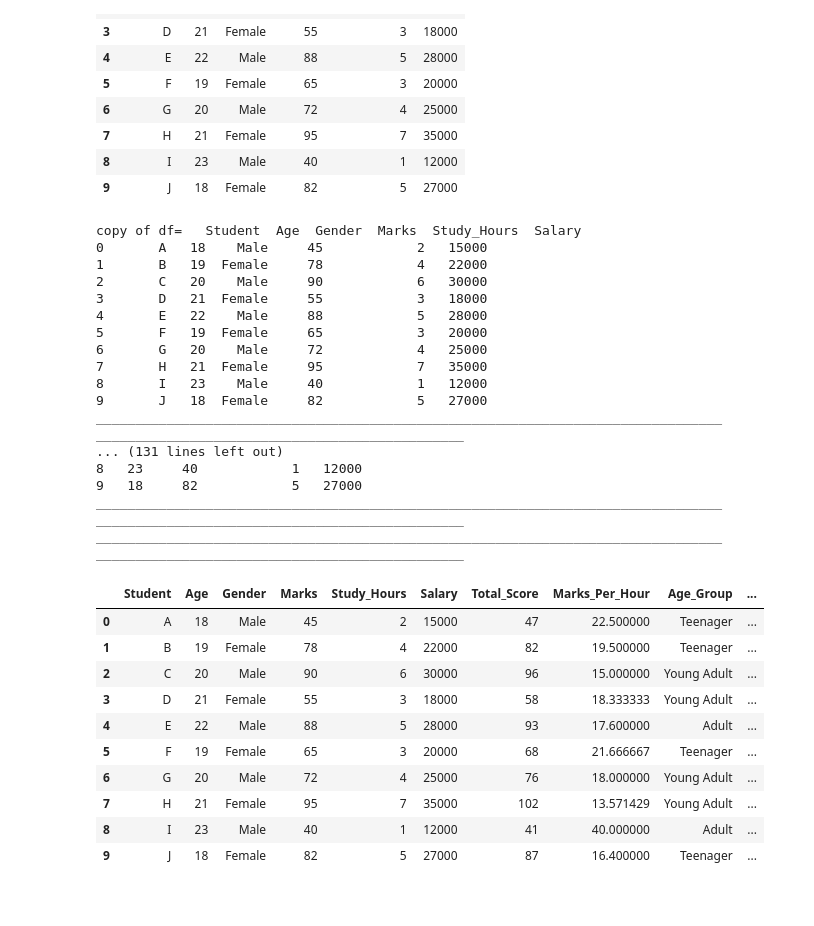
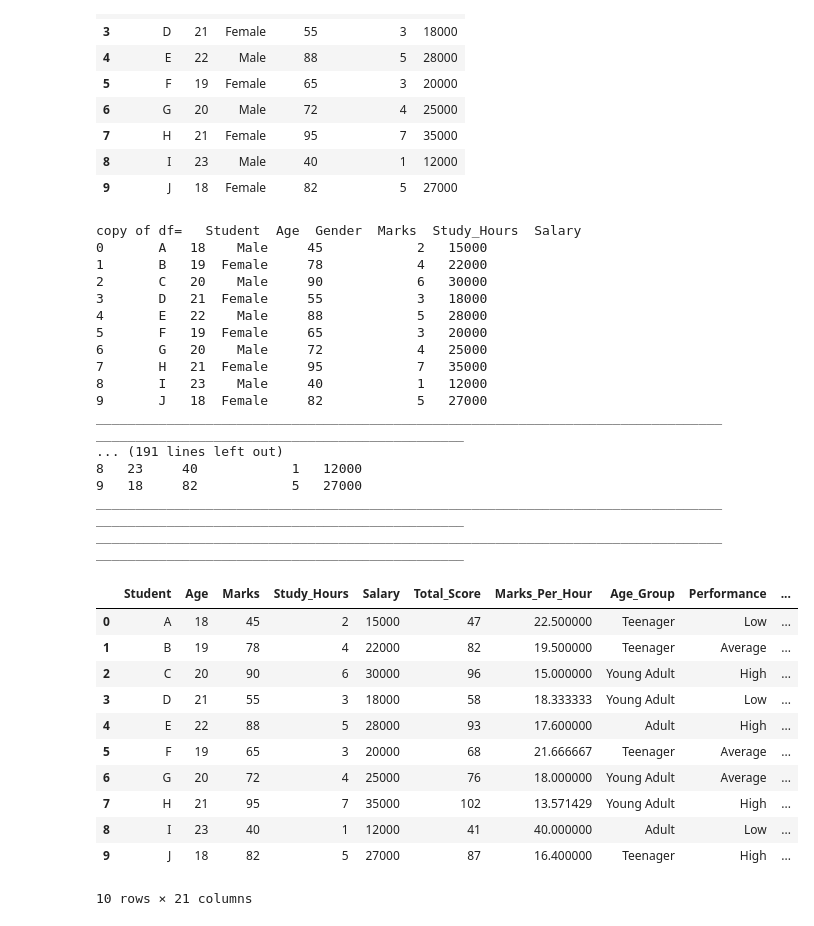
Before and after one commit to apatidar2905/ML-data-preprocessing, a Jupyter notebook: feature_engineering.ipynb, the cells around one changed output. Cells and saved outputs as stored; diff of their text form; code cells hidden in the pictures.

```diff
--- a/feature_engineering.ipynb
+++ b/feature_engineering.ipynb
@@ -81,8 +81,32 @@ print("_________________________________________________________________________
 
 #Feature Interaction
 #Combine two existing columns
-df_fe['Age_Marks'] = df_fe['Age'] * df_fe['Marks']
+df_fe['Age_Marks'] = df_fe['Age'] * df_fe['Marks']#multiplication
 print("combine column=",df_fe['Age_Marks'])
+print("_______________________________________________________________________________________________________________________________")
+
+#addition
+df_fe['Age_Study'] = df_fe['Age'] + df_fe['Study_Hours']
+print("combine column =",df_fe['Age_Study'])
+print("_______________________________________________________________________________________________________________________________")
+
+#Categorical Encoding
+#Converting categorical data into numerical data.
+#Label Encoding
+df_fe['Gender_Encoded'] = df_fe['Gender'].map({
+    'Male': 0,
+    'Female': 1
+})
+print("label encoding =",df_fe['Gender_Encoded'])
+print("_______________________________________________________________________________________________________________________________")
+
+#one hot encoding
+df_fe = pd.get_dummies(
+    df_fe,
+    columns=['Gender'],
+    dtype=int
+)
+print("one hot encoding =",df_fe)
 print("_______________________________________________________________________________________________________________________________")
 
 #Feature Scaling
@@ -125,42 +149,43 @@ print("_________________________________________________________________________
 #Select Specific Features
 selected_features = df_fe[
     ['Age', 'Marks', 'Study_Hours', 'Salary']
 ]
 print("selection =",selected_features)
 print("_______________________________________________________________________________________________________________________________")
 
 #display selected feature
 selected_features.head()
 print("_______________________________________________________________________________________________________________________________")
 
 #display final result
 df_fe.head(10)
 # %% [output]
 copy of df=   Student  Age  Gender  Marks  Study_Hours  Salary
 0       A   18    Male     45            2   15000
 1       B   19  Female     78            4   22000
 2       C   20    Male     90            6   30000
 3       D   21  Female     55            3   18000
 4       E   22    Male     88            5   28000
 5       F   19  Female     65            3   20000
 6       G   20    Male     72            4   25000
 7       H   21  Female     95            7   35000
 8       I   23    Male     40            1   12000
 9       J   18  Female     82            5   27000
 _______________________________________________________________________________________________________________________________
-... (131 lines left out)
+... (191 lines left out)
 8   23     40            1   12000
 9   18     82            5   27000
 _______________________________________________________________________________________________________________________________
 _______________________________________________________________________________________________________________________________
-|  | Student | Age | Gender | Marks | Study_Hours | Salary | Total_Score | Marks_Per_Hour | Age_Group | ... |
-| 0 | A | 18 | Male | 45 | 2 | 15000 | 47 | 22.500000 | Teenager | ... |
-| 1 | B | 19 | Female | 78 | 4 | 22000 | 82 | 19.500000 | Teenager | ... |
-| 2 | C | 20 | Male | 90 | 6 | 30000 | 96 | 15.000000 | Young Adult | ... |
-| 3 | D | 21 | Female | 55 | 3 | 18000 | 58 | 18.333333 | Young Adult | ... |
-| 4 | E | 22 | Male | 88 | 5 | 28000 | 93 | 17.600000 | Adult | ... |
-| 5 | F | 19 | Female | 65 | 3 | 20000 | 68 | 21.666667 | Teenager | ... |
-| 6 | G | 20 | Male | 72 | 4 | 25000 | 76 | 18.000000 | Young Adult | ... |
-| 7 | H | 21 | Female | 95 | 7 | 35000 | 102 | 13.571429 | Young Adult | ... |
-| 8 | I | 23 | Male | 40 | 1 | 12000 | 41 | 40.000000 | Adult | ... |
-| 9 | J | 18 | Female | 82 | 5 | 27000 | 87 | 16.400000 | Teenager | ... |
+|  | Student | Age | Marks | Study_Hours | Salary | Total_Score | Marks_Per_Hour | Age_Group | Performance | ... |
+| 0 | A | 18 | 45 | 2 | 15000 | 47 | 22.500000 | Teenager | Low | ... |
+| 1 | B | 19 | 78 | 4 | 22000 | 82 | 19.500000 | Teenager | Average | ... |
+| 2 | C | 20 | 90 | 6 | 30000 | 96 | 15.000000 | Young Adult | High | ... |
+| 3 | D | 21 | 55 | 3 | 18000 | 58 | 18.333333 | Young Adult | Low | ... |
+| 4 | E | 22 | 88 | 5 | 28000 | 93 | 17.600000 | Adult | High | ... |
+| 5 | F | 19 | 65 | 3 | 20000 | 68 | 21.666667 | Teenager | Average | ... |
+| 6 | G | 20 | 72 | 4 | 25000 | 76 | 18.000000 | Young Adult | Average | ... |
+| 7 | H | 21 | 95 | 7 | 35000 | 102 | 13.571429 | Young Adult | High | ... |
+| 8 | I | 23 | 40 | 1 | 12000 | 41 | 40.000000 | Adult | Low | ... |
+| 9 | J | 18 | 82 | 5 | 27000 | 87 | 16.400000 | Teenager | High | ... |
+10 rows × 21 columns
```
Also changed, not shown: parts of 1 cell of this notebook.
